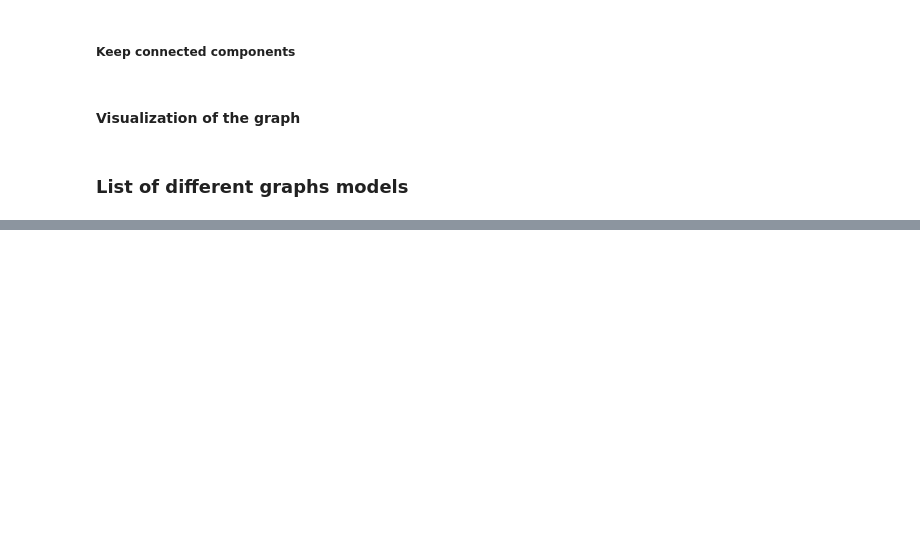
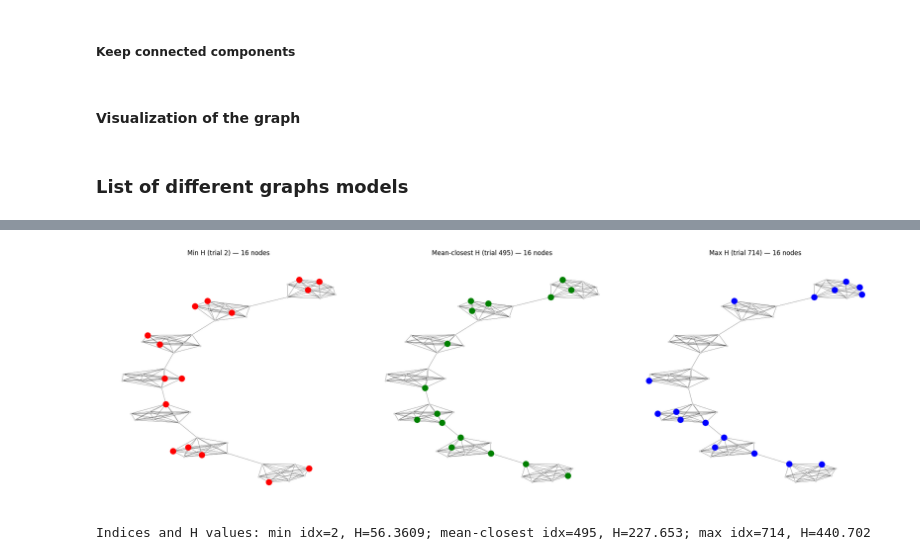
Before and after one commit to SamSaladino/Effective-Topological-Coverage-ETC, a Jupyter notebook: examples/00_build_graphs.ipynb, the cells around one changed output, grey strips where cells are left out. Drawn from its saved outputs; the diff is of its cells as text; code cells hidden in the pictures; blank space fills up the shorter version.

```diff
--- a/examples/00_build_graphs.ipynb
+++ b/examples/00_build_graphs.ipynb
@@ -296,0 +308,45 @@ max(nx.all_pairs_shortest_path_length(Gc))
+# %%
+# robustly get min/max/mean subsets (fall back to summary if needed)
+try:
+    min_nodes = list(subsets[imin])
+    max_nodes = list(subsets[imax])
+    vals = values
+except Exception:
+    key = list(summary.keys())[0]
+    min_nodes = list(summary[key]["min_subset"])
+    max_nodes = list(summary[key]["max_subset"])
+    vals = np.array([summary[key]["min"], summary[key]["max"]])
+
+# index of subset whose H is closest to the mean
+mean_idx = int(np.argmin(np.abs(vals - float(vals.mean()))))
+
+# ensure we have a mean subset (if subsets exist)
+mean_nodes = list(subsets[mean_idx]) if 'subsets' in globals() and len(subsets) > mean_idx else list(min_nodes)
+
+# layout and plotting
+pos = smart_layout(Gc)
+fig, axes = plt.subplots(1, 3, figsize=(21, 7))
+titles = [
+    f"Min H (trial {imin}) — {len(min_nodes)} nodes",
+    f"Mean-closest H (trial {mean_idx}) — {len(mean_nodes)} nodes",
+    f"Max H (trial {imax}) — {len(max_nodes)} nodes",
+]
+colors = ["red", "green", "blue"]
+node_size = 8
+highlight_size = 120
+
+for ax, subset, title, color in zip(axes, [min_nodes, mean_nodes, max_nodes], titles, colors):
+    ax.set_title(title)
+    ax.axis("off")
+    nx.draw_networkx_edges(Gc, pos, ax=ax, width=0.3)
+    background = [n for n in Gc.nodes() if n not in subset]
+    nx.draw_networkx_nodes(Gc, pos, nodelist=background, node_color="lightgray", node_size=node_size, ax=ax)
+    nx.draw_networkx_nodes(Gc, pos, nodelist=subset, node_color=color, node_size=highlight_size, ax=ax)
+
+plt.tight_layout()
+plt.show()
+
+print(f"Indices and H values: min idx={imin}, H={float(vals[imin]):.6g}; mean-closest idx={mean_idx}, H={float(vals[mean_idx]):.6g}; max idx={imax}, H={float(vals[imax]):.6g}")
+# %% [output]
+[figure, added]
+Indices and H values: min idx=2, H=56.3609; mean-closest idx=495, H=227.653; max idx=714, H=440.702
```
Also changed, not shown: parts of 10 cells of this notebook, 1 other file.
